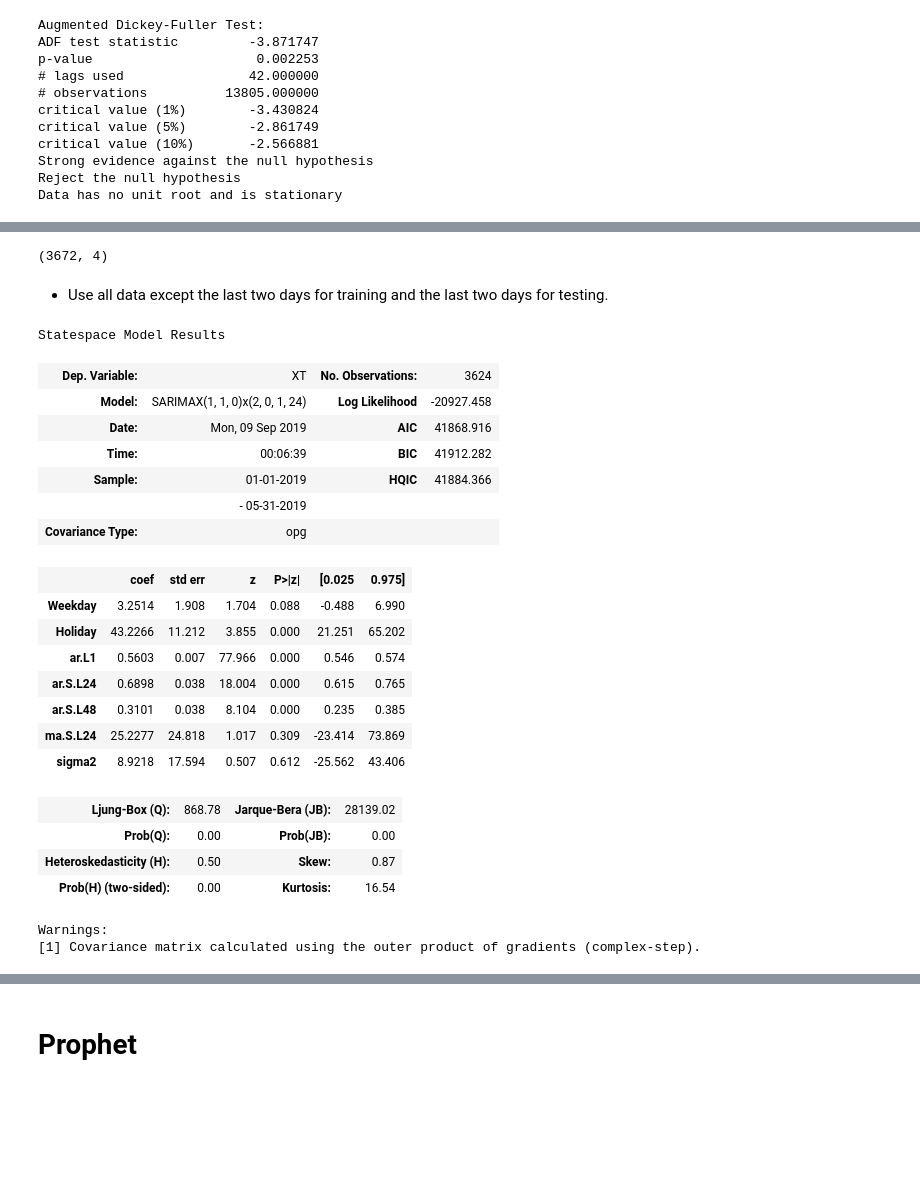
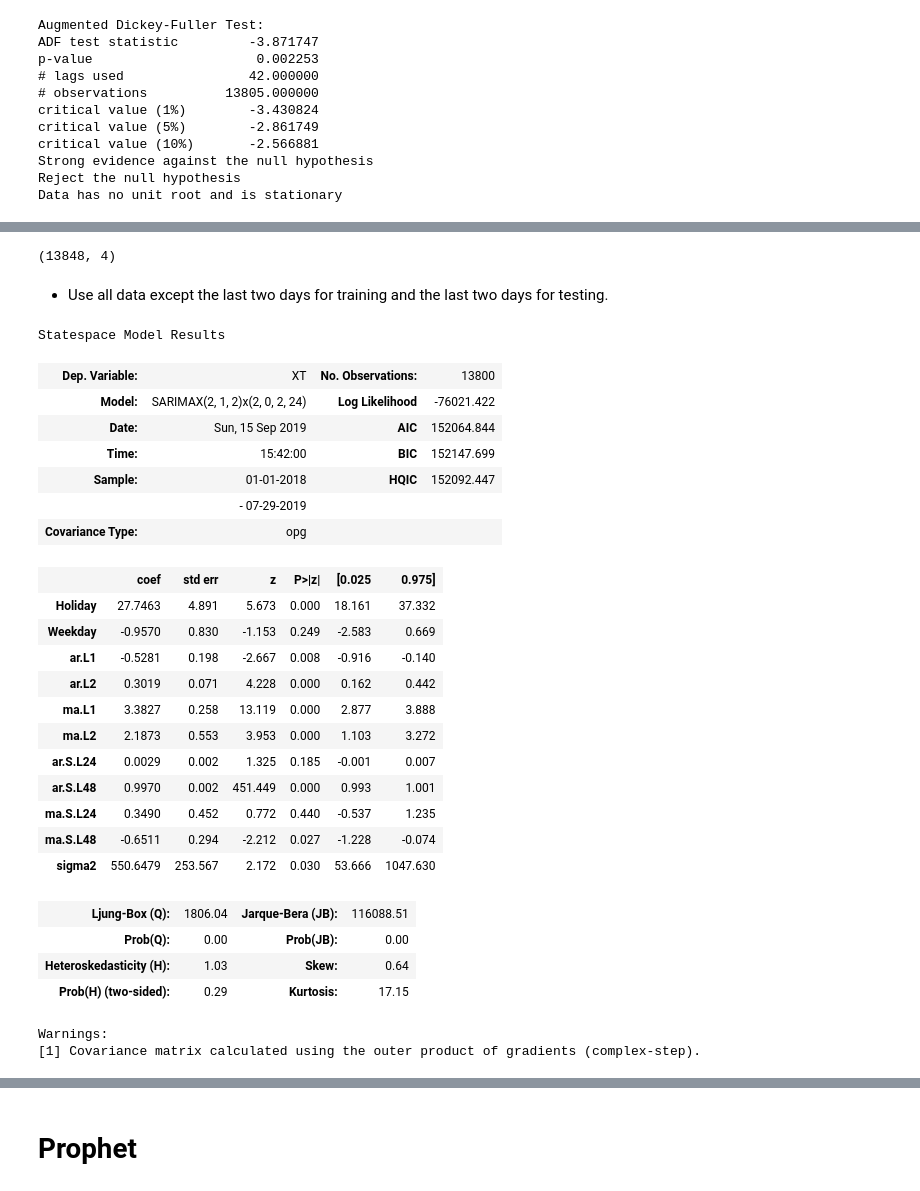
Before and after one commit to Darzan21/Electric-Load-Forecasting, a Jupyter notebook: LoadForecastingFinal.ipynb, the cells around one changed output, grey strips where cells are left out. Saved outputs shown, nothing was run; the diff lists cells and outputs as text; code cells hidden in the pictures; blank space fills up the shorter version.

```diff
--- a/LoadForecastingFinal.ipynb
+++ b/LoadForecastingFinal.ipynb
@@ -575,9 +568,9 @@ Warnings:
 # %%
 #use the period used for training
-df1=final.loc['2019-01-01':'2019-06-02']
+df1=final.loc['2018-01-01':'2019-07-31']
 df1.shape
 # %% [output]
-(3672, 4)
+(13848, 4)
 # %% [markdown]
 * Use all data except the last two days for training and the last two days for testing.
 # %%
@@ -587,33 +580,37 @@ test = df1.iloc[-24*2:]
 # %%
 #run model
 model = SARIMAX(train['XT'],
-                exog=train[['Weekday','Holiday']],
-                order=(1,1,0),
-                seasonal_order=(2,0,1,24),initialization='approximate_diffuse',
+                exog=train[['Holiday','Weekday']],
+                order=(2, 1, 2),
+                seasonal_order=(2, 0, 2, 24),initialization='approximate_diffuse',
                 enforce_invertibility=False)
 results = model.fit()
 results.summary()
 # %% [output]
 Statespace Model Results
-| Dep. Variable: | XT | No. Observations: | 3624 |
-| Model: | SARIMAX(1, 1, 0)x(2, 0, 1, 24) | Log Likelihood | -20927.458 |
-| Date: | Mon, 09 Sep 2019 | AIC | 41868.916 |
-| Time: | 00:06:39 | BIC | 41912.282 |
-| Sample: | 01-01-2019 | HQIC | 41884.366 |
-|  | - 05-31-2019 |  |  |
+| Dep. Variable: | XT | No. Observations: | 13800 |
+| Model: | SARIMAX(2, 1, 2)x(2, 0, 2, 24) | Log Likelihood | -76021.422 |
+| Date: | Sun, 15 Sep 2019 | AIC | 152064.844 |
+| Time: | 15:42:00 | BIC | 152147.699 |
+| Sample: | 01-01-2018 | HQIC | 152092.447 |
+|  | - 07-29-2019 |  |  |
 | Covariance Type: | opg |  |  |
 |  | coef | std err | z | P>|z| | [0.025 | 0.975] |
-| Weekday | 3.2514 | 1.908 | 1.704 | 0.088 | -0.488 | 6.990 |
-| Holiday | 43.2266 | 11.212 | 3.855 | 0.000 | 21.251 | 65.202 |
-| ar.L1 | 0.5603 | 0.007 | 77.966 | 0.000 | 0.546 | 0.574 |
-| ar.S.L24 | 0.6898 | 0.038 | 18.004 | 0.000 | 0.615 | 0.765 |
-| ar.S.L48 | 0.3101 | 0.038 | 8.104 | 0.000 | 0.235 | 0.385 |
-| ma.S.L24 | 25.2277 | 24.818 | 1.017 | 0.309 | -23.414 | 73.869 |
-| sigma2 | 8.9218 | 17.594 | 0.507 | 0.612 | -25.562 | 43.406 |
+| Holiday | 27.7463 | 4.891 | 5.673 | 0.000 | 18.161 | 37.332 |
+| Weekday | -0.9570 | 0.830 | -1.153 | 0.249 | -2.583 | 0.669 |
+| ar.L1 | -0.5281 | 0.198 | -2.667 | 0.008 | -0.916 | -0.140 |
+| ar.L2 | 0.3019 | 0.071 | 4.228 | 0.000 | 0.162 | 0.442 |
+| ma.L1 | 3.3827 | 0.258 | 13.119 | 0.000 | 2.877 | 3.888 |
+| ma.L2 | 2.1873 | 0.553 | 3.953 | 0.000 | 1.103 | 3.272 |
+| ar.S.L24 | 0.0029 | 0.002 | 1.325 | 0.185 | -0.001 | 0.007 |
+| ar.S.L48 | 0.9970 | 0.002 | 451.449 | 0.000 | 0.993 | 1.001 |
+| ma.S.L24 | 0.3490 | 0.452 | 0.772 | 0.440 | -0.537 | 1.235 |
+| ma.S.L48 | -0.6511 | 0.294 | -2.212 | 0.027 | -1.228 | -0.074 |
+| sigma2 | 550.6479 | 253.567 | 2.172 | 0.030 | 53.666 | 1047.630 |
-| Ljung-Box (Q): | 868.78 | Jarque-Bera (JB): | 28139.02 |
+| Ljung-Box (Q): | 1806.04 | Jarque-Bera (JB): | 116088.51 |
 | Prob(Q): | 0.00 | Prob(JB): | 0.00 |
-| Heteroskedasticity (H): | 0.50 | Skew: | 0.87 |
-| Prob(H) (two-sided): | 0.00 | Kurtosis: | 16.54 |
+| Heteroskedasticity (H): | 1.03 | Skew: | 0.64 |
+| Prob(H) (two-sided): | 0.29 | Kurtosis: | 17.15 |
 Warnings:
 [1] Covariance matrix calculated using the outer product of gradients (complex-step).
 # %%
```
Also changed, not shown: parts of 34 cells of this notebook.
